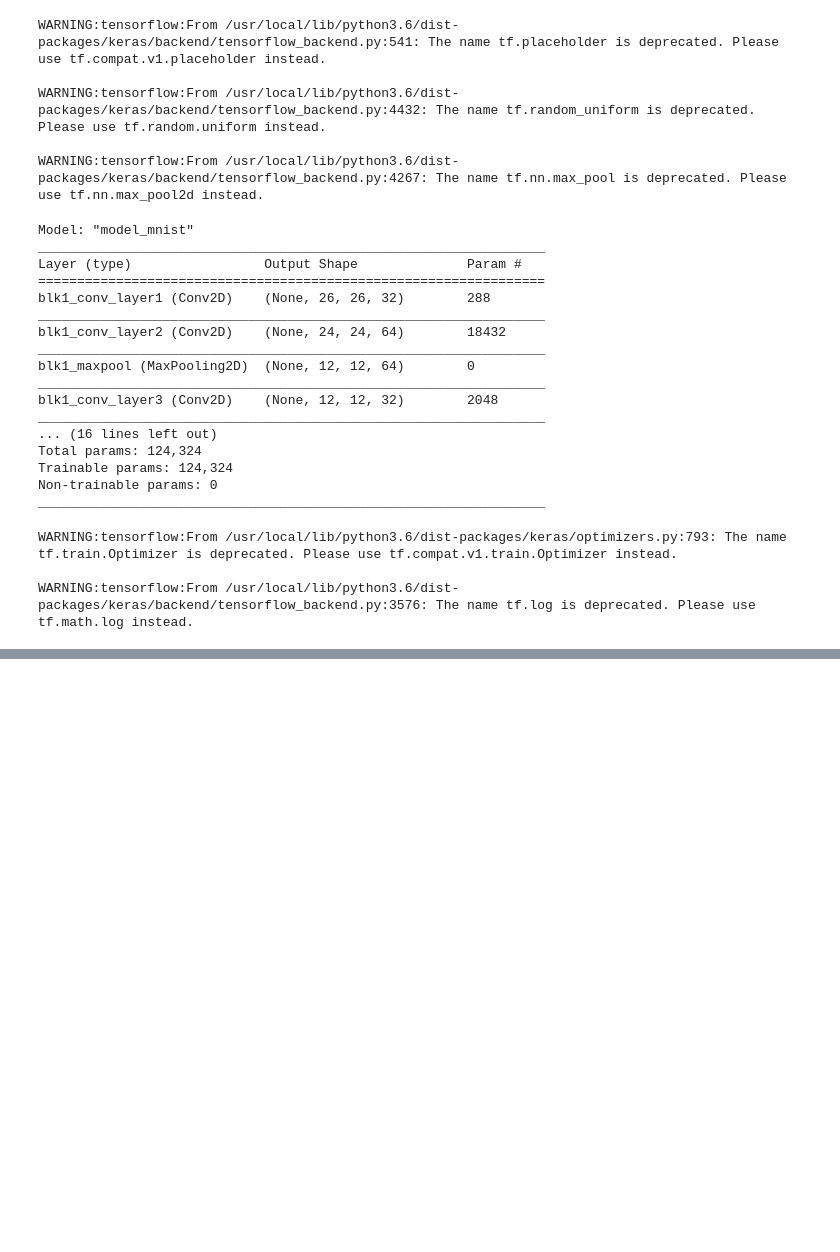
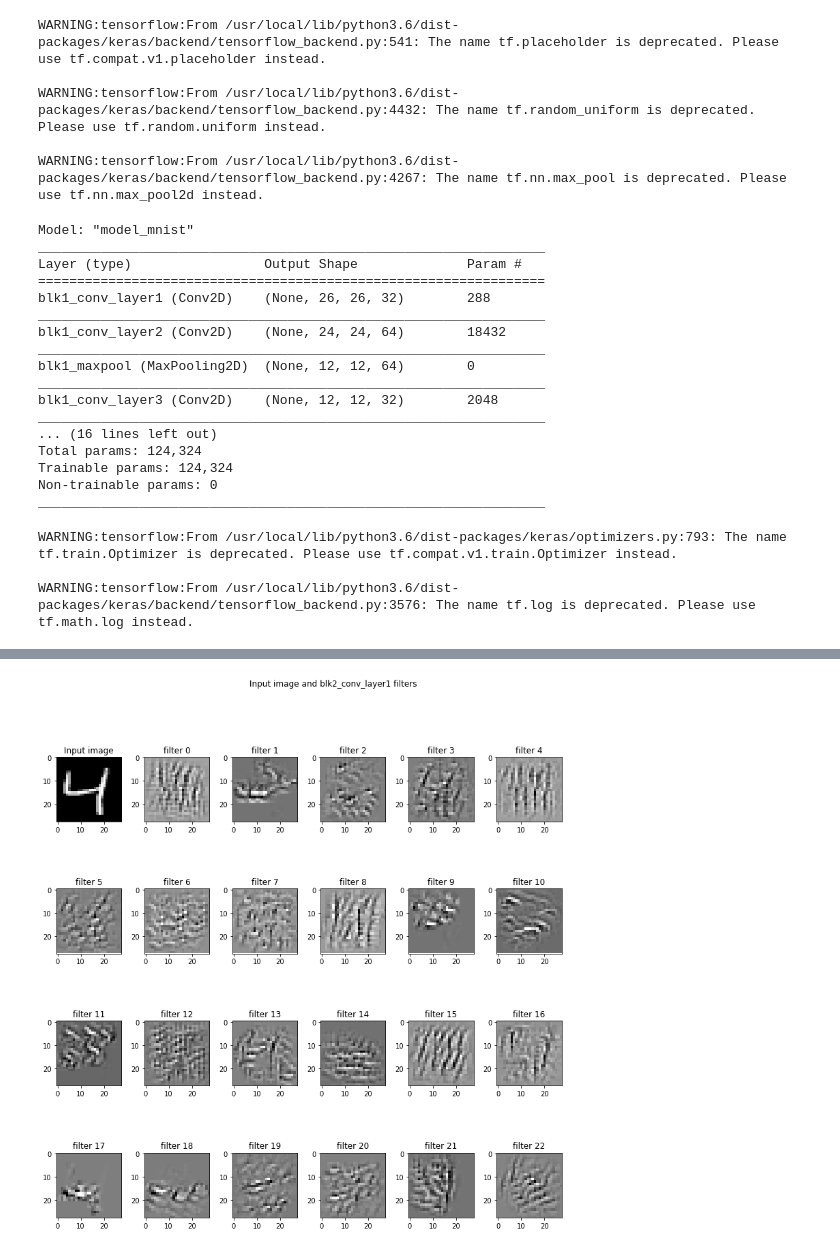
Before and after one commit to BirenderPanwar/TSAI_EIP4_Phase1, a Jupyter notebook: session1/1st_DNN.ipynb, the cells around one changed output, grey strips where cells are left out. Drawn from its saved outputs; the diff is of its cells as text; code cells hidden in the pictures; blank space fills up the shorter version.

```diff
--- a/session1/1st_DNN.ipynb
+++ b/session1/1st_DNN.ipynb
@@ -259,0 +258,4 @@ vis_img_in_filter()
+# %%
+vis_img_in_filter(layer_name = 'blk2_conv_layer1')
+# %% [output]
+[figure, added]
```
Also changed, not shown: parts of 6 cells of this notebook.
